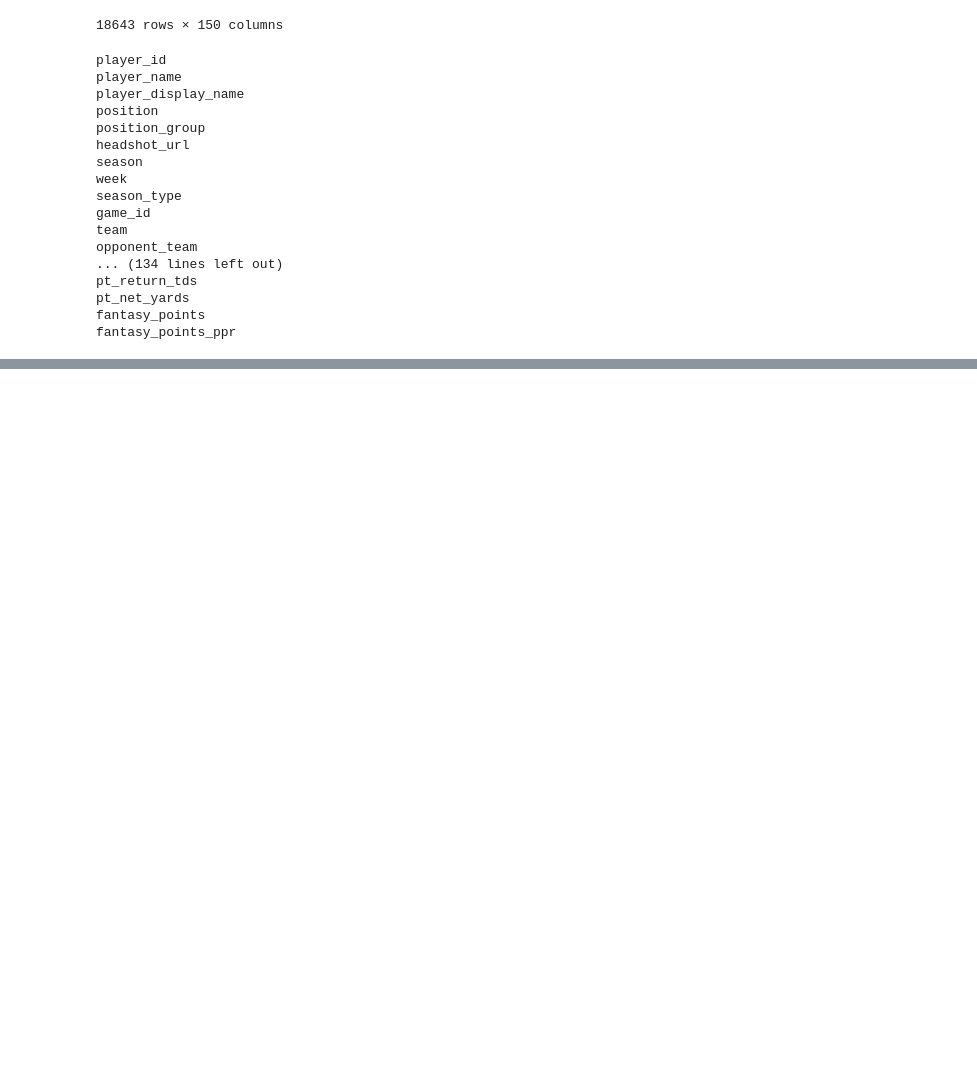
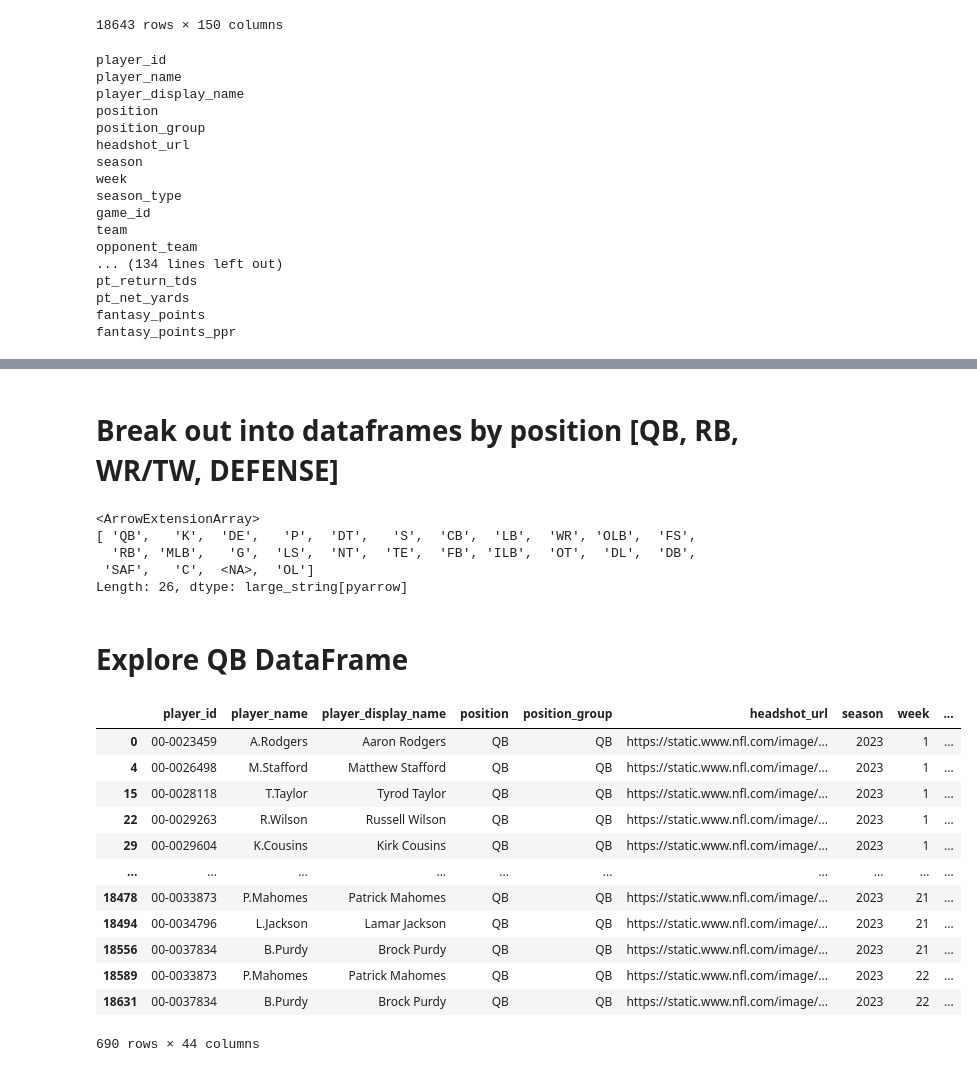
Before and after one commit to rya000667/public-fantast-football-analytics, a Jupyter notebook: expore-api-sports-notebook.ipynb, the cells around one changed output, grey strips where cells are left out. Cells and saved outputs as stored; diff of their text form; code cells hidden in the pictures; blank space fills up the shorter version.

Commit message:
broke into positional dataframes

```diff
--- a/expore-api-sports-notebook.ipynb
+++ b/expore-api-sports-notebook.ipynb
@@ -378,0 +662,2 @@ DEFENSE <br>
+# %% [markdown]
+# Break out into dataframes by position [QB, RB, WR/TW, DEFENSE]
@@ -378,0 +669,38 @@ DEFENSE <br>
+# %%
+all_positions = player_stats_df[all_positions_cols]['position'].unique()
+
+def_pos = [
+
+]
+
+qb_df = player_stats_df[player_stats_df['position']=='QB'][all_positions_cols + qb_cols]
+rb_df = player_stats_df[player_stats_df['position']=='RB'][all_positions_cols + rb_cols]
+wr_df = player_stats_df[(player_stats_df['position'].isin(wr_te_pos_list))][all_positions_cols + wr_cols]
+def_df = player_stats_df[player_stats_df['position'].isin(def_pos_list)][all_positions_cols + def_cols]
+# special_teams_df = player_stats_df[player_stats_df['position'].isin(special_teams_pos_list)][all_positions_cols + special_teams_cols]
+
+all_positions
+# %% [output]
+<ArrowExtensionArray>
+[ 'QB',   'K',  'DE',   'P',  'DT',   'S',  'CB',  'LB',  'WR', 'OLB',  'FS',
+  'RB', 'MLB',   'G',  'LS',  'NT',  'TE',  'FB', 'ILB',  'OT',  'DL',  'DB',
+ 'SAF',   'C',  <NA>,  'OL']
+Length: 26, dtype: large_string[pyarrow]
+# %% [markdown]
+# Explore QB DataFrame
+# %%
+qb_df
+# %% [output]
+|  | player_id | player_name | player_display_name | position | position_group | headshot_url | season | week | ... |
+| 0 | 00-0023459 | A.Rodgers | Aaron Rodgers | QB | QB | https://static.www.nfl.com/image/... | 2023 | 1 | ... |
+| 4 | 00-0026498 | M.Stafford | Matthew Stafford | QB | QB | https://static.www.nfl.com/image/... | 2023 | 1 | ... |
+| 15 | 00-0028118 | T.Taylor | Tyrod Taylor | QB | QB | https://static.www.nfl.com/image/... | 2023 | 1 | ... |
+| 22 | 00-0029263 | R.Wilson | Russell Wilson | QB | QB | https://static.www.nfl.com/image/... | 2023 | 1 | ... |
+| 29 | 00-0029604 | K.Cousins | Kirk Cousins | QB | QB | https://static.www.nfl.com/image/... | 2023 | 1 | ... |
+| ... | ... | ... | ... | ... | ... | ... | ... | ... | ... |
+| 18478 | 00-0033873 | P.Mahomes | Patrick Mahomes | QB | QB | https://static.www.nfl.com/image/... | 2023 | 21 | ... |
+| 18494 | 00-0034796 | L.Jackson | Lamar Jackson | QB | QB | https://static.www.nfl.com/image/... | 2023 | 21 | ... |
+| 18556 | 00-0037834 | B.Purdy | Brock Purdy | QB | QB | https://static.www.nfl.com/image/... | 2023 | 21 | ... |
+| 18589 | 00-0033873 | P.Mahomes | Patrick Mahomes | QB | QB | https://static.www.nfl.com/image/... | 2023 | 22 | ... |
+| 18631 | 00-0037834 | B.Purdy | Brock Purdy | QB | QB | https://static.www.nfl.com/image/... | 2023 | 22 | ... |
+690 rows × 44 columns
```
Also changed, not shown: parts of 10 cells of this notebook.
